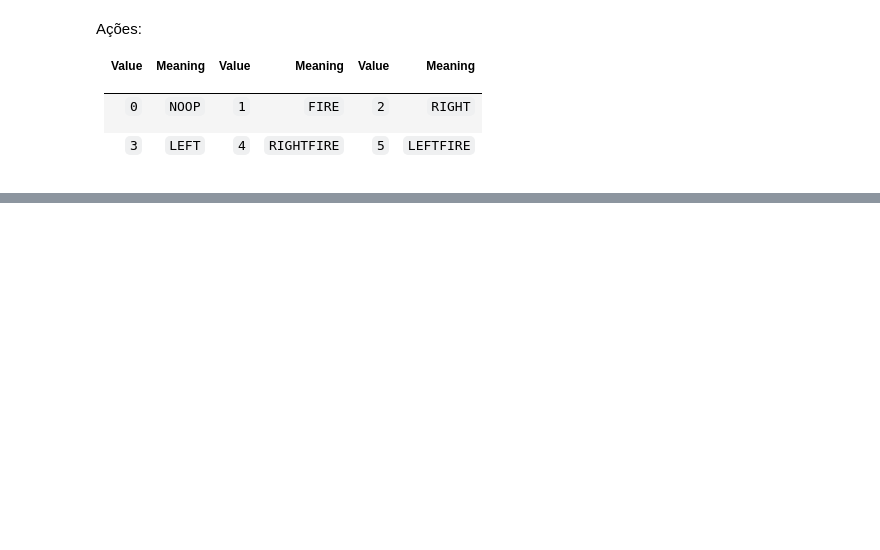
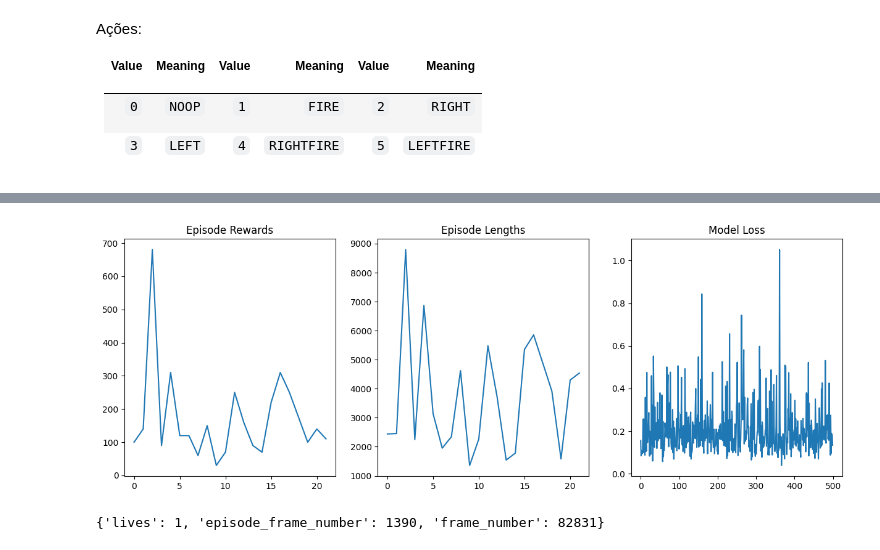
Before and after one commit to iaracastro/Reinforcement-Learning-in-Atari-Game, a Jupyter notebook: main.ipynb, the cells around one changed output, grey strips where cells are left out. Drawn from its saved outputs; the diff is of its cells as text; code cells hidden in the pictures; blank space fills up the shorter version.

```diff
--- a/main.ipynb
+++ b/main.ipynb
@@ -98,0 +186,6 @@ game.play(human_player=False)
+# %%
+game.rl_agent = DeepQAgent("baseline", n_actions, (84, 84), n_top_saved=1, max_episodes=20)
+game.set_plot_data({
+    "Model Loss": (500, game.rl_agent.model.huber_loss)
+})
+game.rl_agent.model.summary()
@@ -98,0 +210,5 @@ game.play(human_player=False)
+# %%
+game.train()
+# %% [output]
+[figure, added]
+{'lives': 1, 'episode_frame_number': 1390, 'frame_number': 82831}
```
Also changed, not shown: parts of 19 cells of this notebook, 9 other files.
